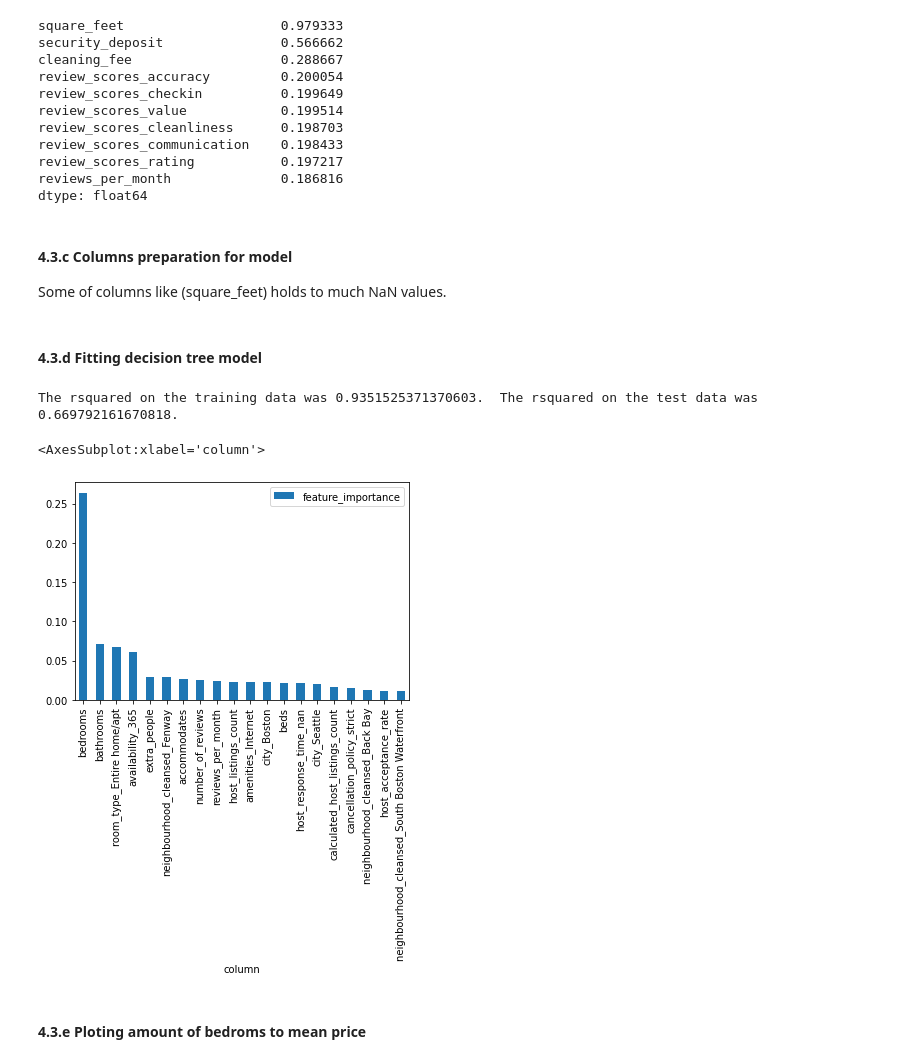
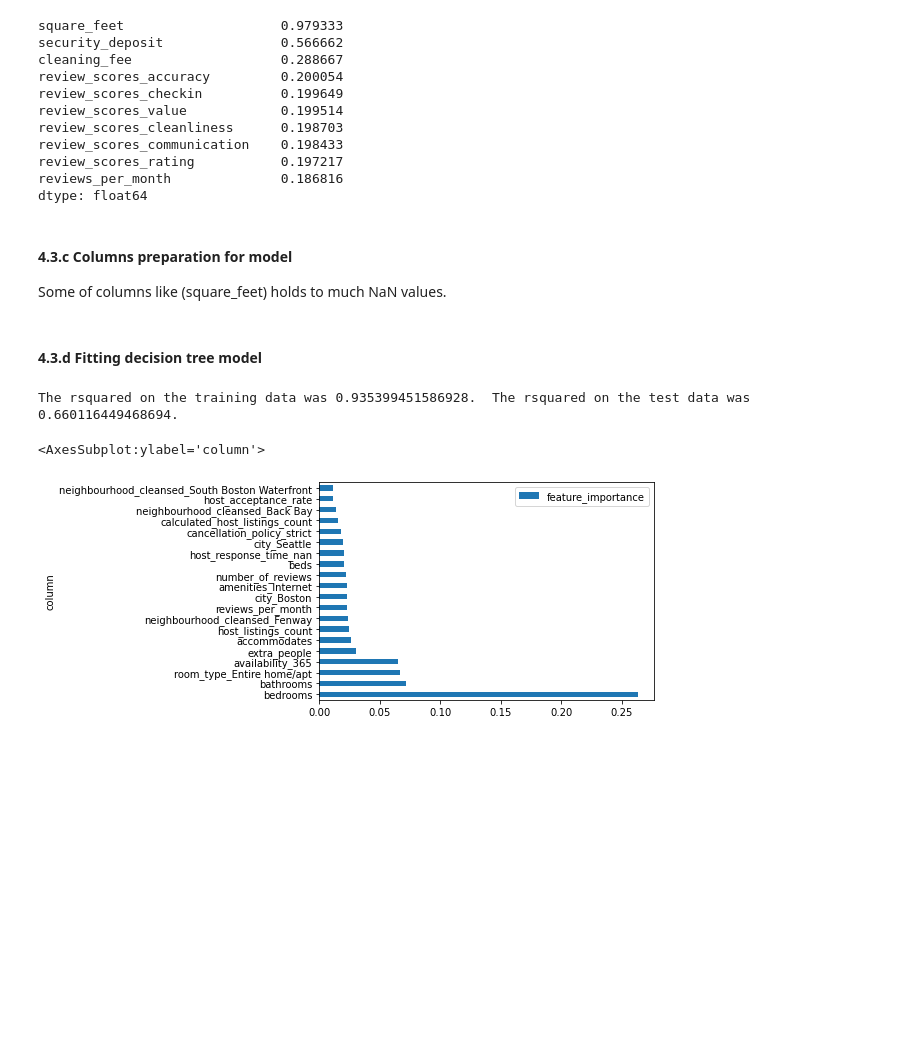
Before and after one commit to chrapkus/airbnb-analysis, a Jupyter notebook: airbnb-data-analysis.ipynb, the cells around one changed output. Cells and saved outputs as stored; diff of their text form; code cells hidden in the pictures; blank space fills up the shorter version.

```diff
--- a/airbnb-data-analysis.ipynb
+++ b/airbnb-data-analysis.ipynb
@@ -299,11 +299,11 @@ review_scores_communication    0.198433
 review_scores_rating           0.197217
 reviews_per_month              0.186816
 dtype: float64
-# %% [markdown]
-#### 4.3.c Columns preparation for model
-Some of columns like (square_feet) holds to much NaN values.
+# %% [markdown]
+#### 4.3.c Columns preparation for model
+Some of columns like (square_feet) holds to much NaN values.
 # %%
-# Splitings arrey values in amenities columns into dummy variables
+# Splitings arrey values in amenities columns into dummy variables and droping original column
 clean_listngs = split_list_into_columns(clean_listngs, 'amenities')
 
 # Processing price column
@@ -312,27 +312,25 @@ clean_listngs.price = clean_listngs.price + clean_listngs.cleaning_fee
 
 # Dropping unneccecery columns
 clean_listngs = clean_listngs.drop(columns =['cleaning_fee', 'host_total_listings_count', 'maximum_nights',\
-                                               'minimum_nights', 'square_feet', 'security_deposit', 'amenities'])
+                                               'minimum_nights', 'square_feet', 'security_deposit'])
-# %% [markdown]
-#### 4.3.d Fitting decision tree model
+# %% [markdown]
+#### 4.3.d Fitting decision tree model
 # %%
 # Check for catoregical columns
 cat_df = clean_listngs.select_dtypes(include=['object'])
 cat_cols_lst = cat_df.columns
 
 # Price Model
 features_df, test_score, train_score, lm_model, X_train, X_test, y_train, y_test = clean_fit_linear_mod(clean_listngs, 'price', cat_cols_lst, dummy_na=True, rand_state = 46)
 
 # Print training and testing score
 print("The rsquared on the training data was {}.  The rsquared on the test data was {}.".format(train_score, test_score))
 
 # Checking features importance
 features_df = features_df.sort_values(by = ['feature_importance'], ascending = False)
-features_df = features_df.reset_index(drop = True)
-features_df.head(20).plot.bar(x = 'column', y = 'feature_importance')
+features_df = features_df.set_index('column',drop = True)
+features_df.head(20).plot(kind='barh')
 # %% [output]
-The rsquared on the training data was 0.9351525371370603.  The rsquared on the test data was 0.669792161670818.
+The rsquared on the training data was 0.935399451586928.  The rsquared on the test data was 0.660116449468694.
-<AxesSubplot:xlabel='column'>
+<AxesSubplot:ylabel='column'>
-[figure, old version]
+[figure, new version]
-# %% [markdown]
-#### 4.3.e Ploting amount of bedroms to mean price
```
Also changed, not shown: parts of 16 cells of this notebook, 1 other file.
